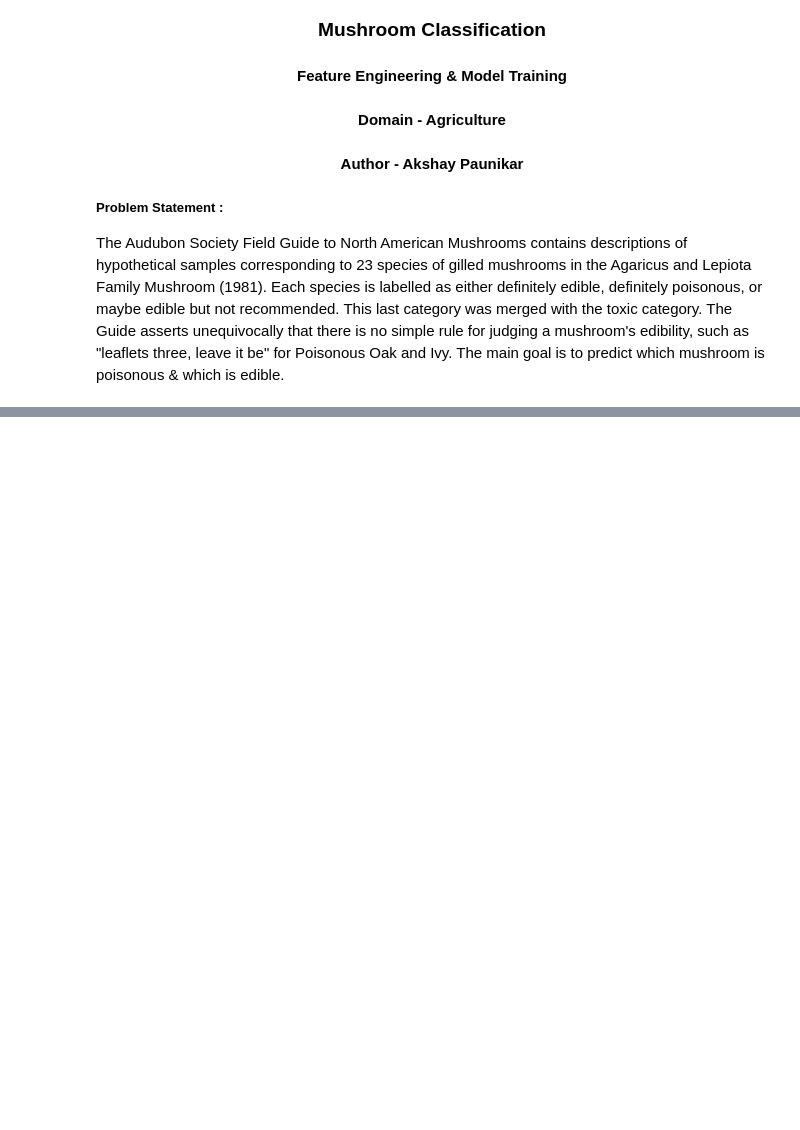
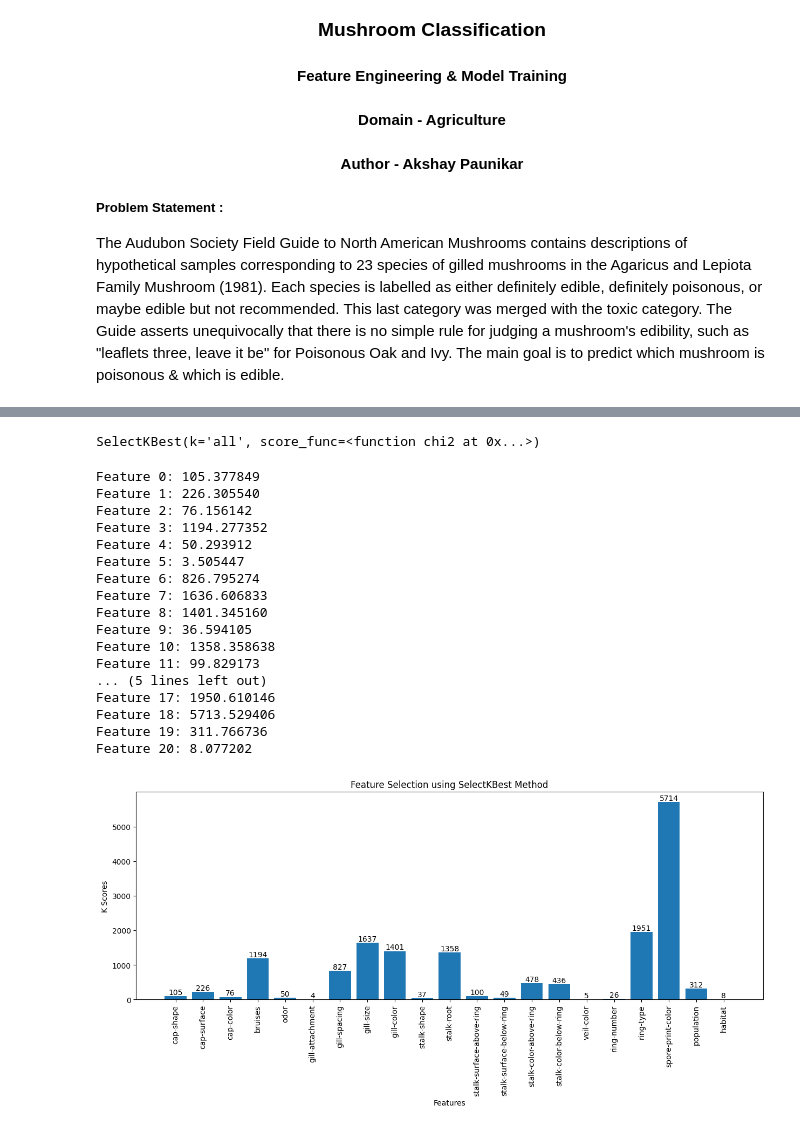
Before and after one commit to Akshay-Paunikar/iNeuron_Mushroom_Classification, a Jupyter notebook: mushroom/notebook/mushroom_Model.ipynb, the cells around one changed output, grey strips where cells are left out. Drawn from its saved outputs; the diff is of its cells as text; code cells hidden in the pictures; blank space fills up the shorter version.

```diff
--- a/mushroom/notebook/mushroom_Model.ipynb
+++ b/mushroom/notebook/mushroom_Model.ipynb
@@ -20,0 +50,5 @@ from sklearn.pipeline import Pipeline
+# %%
+for i in X.columns:
+    X[i] = le.fit_transform(X[i])
+# %%
+y = le.fit_transform(y)
@@ -20,0 +65,44 @@ from sklearn.pipeline import Pipeline
+# %%
+fs = SelectKBest(score_func=chi2, k ='all')
+# %%
+# fitting data
+fs.fit(X, y)
+# %% [output]
+SelectKBest(k='all', score_func=<function chi2 at 0x...>)
+# %%
+# what are scores for the features
+for i in range(len(fs.scores_)):
+    print('Feature %d: %f' % (i, fs.scores_[i]))
+# plot the scores
+plt.figure(figsize=(15, 5))
+ax1 = plt.subplot2grid((1,1),(0,0))
+plt.bar([i for i in range(len(fs.scores_))], fs.scores_.round(0))
+plt.xlabel('Features')
+plt.ylabel('K Scores')
+plt.xticks(ticks=range(0,21), labels=['cap-shape', 'cap-surface', 'cap-color', 'bruises', 'odor', 'gill-attachment', 'gill-spacing', 'gill-size',
+            'gill-color', 'stalk-shape', 'stalk-root', 'stalk-surface-above-ring', 'stalk-surface-below-ring',
+            'stalk-color-above-ring', 'stalk-color-below-ring', 'veil-color', 'ring-number', 'ring-type', 'spore-print-color',
+            'population', 'habitat'], rotation=90)
+for i in ax1.containers:
+    ax1.bar_label(i)
+plt.title('Feature Selection using SelectKBest Method')
+plt.show()
+# %% [output]
+Feature 0: 105.377849
+Feature 1: 226.305540
+Feature 2: 76.156142
+Feature 3: 1194.277352
+Feature 4: 50.293912
+Feature 5: 3.505447
+Feature 6: 826.795274
+Feature 7: 1636.606833
+Feature 8: 1401.345160
+Feature 9: 36.594105
+Feature 10: 1358.358638
+Feature 11: 99.829173
+... (5 lines left out)
+Feature 17: 1950.610146
+Feature 18: 5713.529406
+Feature 19: 311.766736
+Feature 20: 8.077202
+[figure, added]
```
Also changed, not shown: parts of 26 cells of this notebook, 9 other files.
